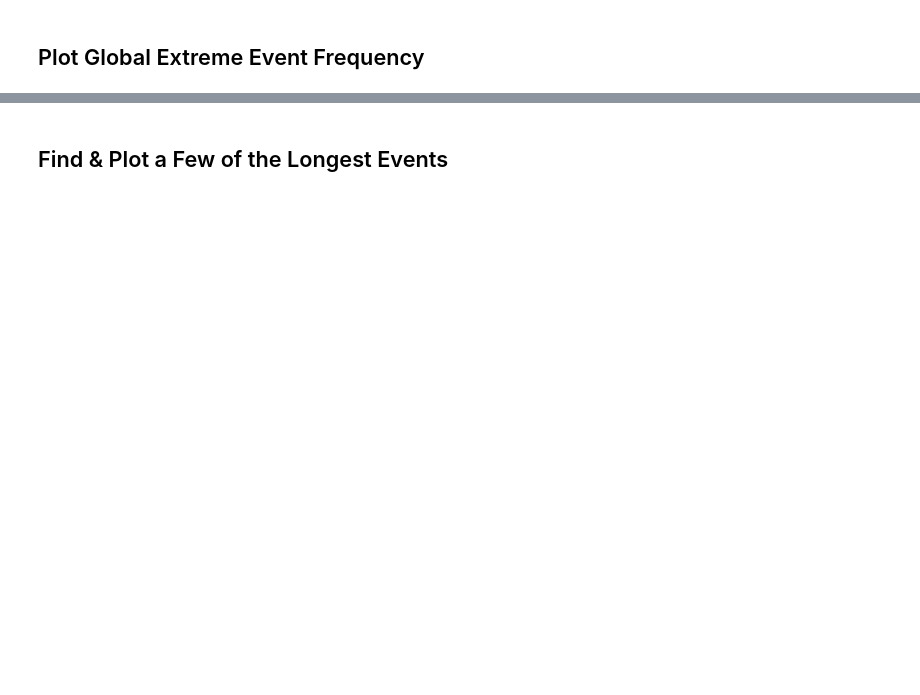
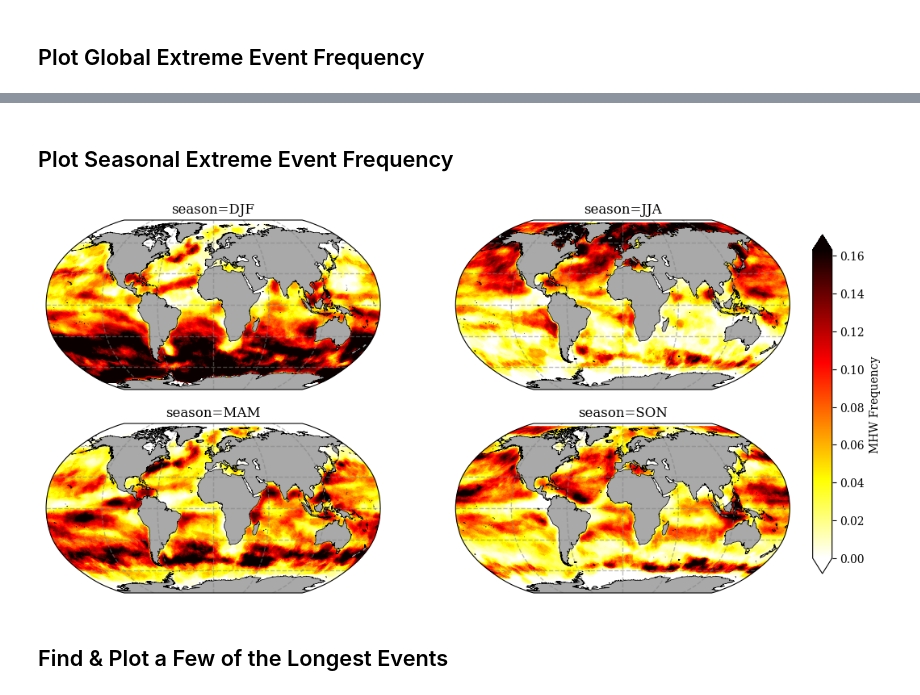
Before and after one commit to wienkers/marEx, a Jupyter notebook: examples/gridded data/03_visualise_events.ipynb, the cells around one changed output, grey strips where cells are left out. Cells and saved outputs as stored; diff of their text form; code cells hidden in the pictures; blank space fills up the shorter version.

```diff
--- a/examples/gridded data/03_visualise_events.ipynb
+++ b/examples/gridded data/03_visualise_events.ipynb
@@ -189,3 +151,14 @@ fig, ax = event_frequency.plotX.single_plot(config)
+# %% [markdown]
+## Plot Seasonal Extreme Event Frequency
+# %%
+# Calculate the frequency of Event Occurrence per season
+seasonal_frequency = (ID_field > 0).groupby('time.season').mean(dim='time')
+
+# Setup Plotting Configuration
+config = marEx.PlotConfig(var_units='MHW Frequency', cmap='hot_r', cperc=[0,96], grid_labels=True)
+fig, ax = seasonal_frequency.plotX.multi_plot(config, col='season', col_wrap=2);
+# %% [output]
+[figure, added]
 # %% [markdown]
 ## Find & Plot a Few of the Longest Events
 # %%
```
Also changed, not shown: parts of 16 cells of this notebook, 8 other files.
